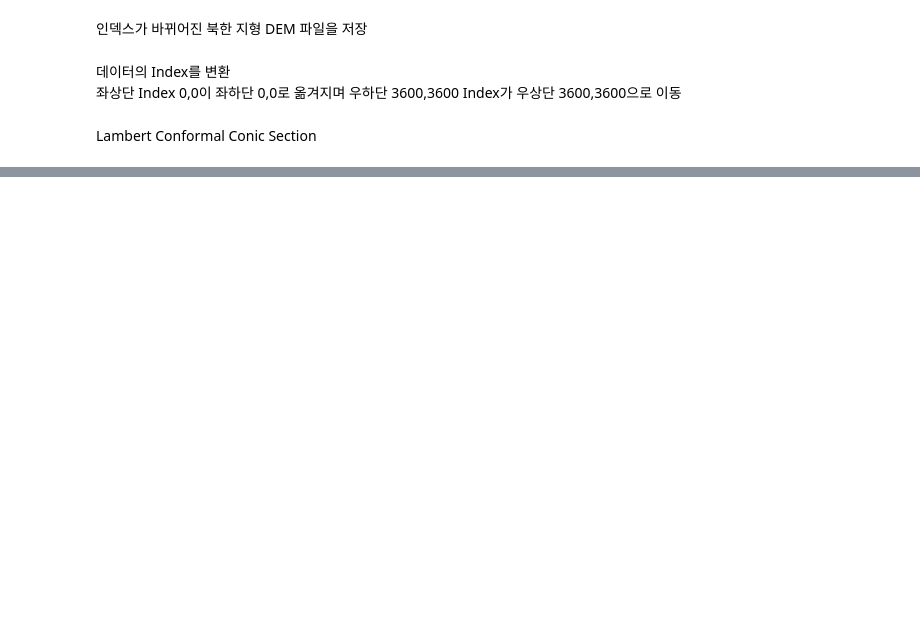
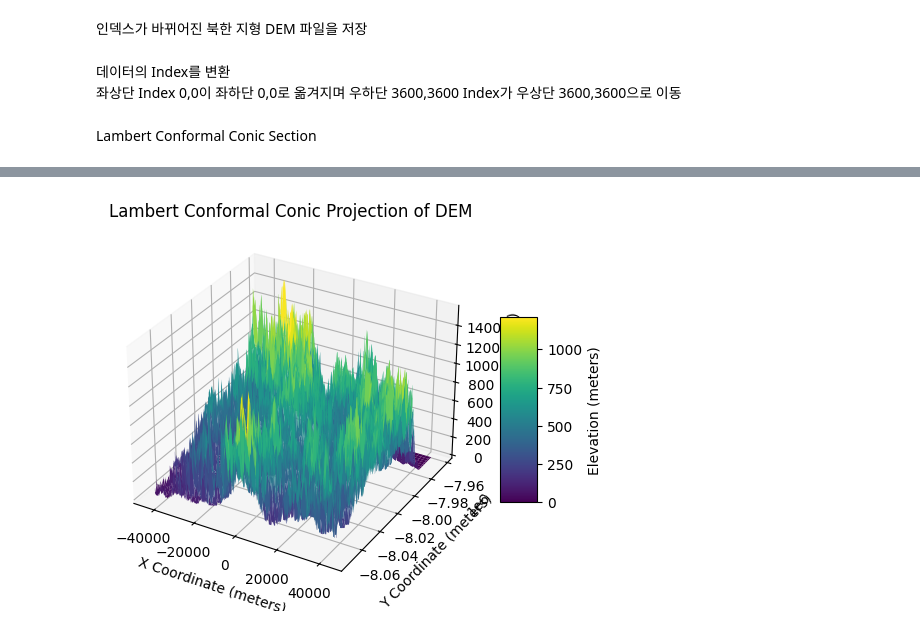
Before and after one commit to BrilliantCarrot/lwj_ws, a Jupyter notebook: VTD/DEM_Extraction.ipynb, the cells around one changed output, grey strips where cells are left out. Drawn from its saved outputs; the diff is of its cells as text; code cells hidden in the pictures; blank space fills up the shorter version.

Commit message:
LCC Projection added

```diff
--- a/VTD/DEM_Extraction.ipynb
+++ b/VTD/DEM_Extraction.ipynb
@@ -11,8 +12,8 @@ import math
 gdal.UseExceptions()
 
 # Load DEM data
-# dem_file = 'C:/Users/leeyj/Downloads/Test_DEM.tif'
-dem_file = "D:/OneDrive - 인하대학교/School/과제/[국방 수직이착륙기 특화연구센터(VTD-13)]/Test_DEM.tif"
+dem_file = 'C:/Users/leeyj/Downloads/Test_DEM.tif'
+# dem_file = "D:/OneDrive - 인하대학교/School/과제/[국방 수직이착륙기 특화연구센터(VTD-13)]/Test_DEM.tif"
 dataset = gdal.Open(dem_file)
 band = dataset.GetRasterBand(1)
 elevation = band.ReadAsArray()
@@ -310,9 +335,11 @@ Lambert Conformal Conic Section
 # %%
+# Performing projection to matrx_np
+# Ctrl + D: 마우스 포인터가 가리키는 변수부터 시작하여 동일 변수명 차례대로 복수 선택
 # Constants for the Lambert Conformal Conic Projection
 # These should be adjusted according to your specific needs or study area
-lat_1 = 33  # First standard parallel
-lat_2 = 45  # Second standard parallel
-lon_0 = -95  # Central meridian
+lat_1 = 38.33013888885115  # First standard parallel
+lat_2 = 38.67013888892669  # Second standard parallel
+lon_0 = 127.49986111111107  # Central meridian
 R = 6378137  # Radius of the Earth in meters (approximation)
 
 # Convert degrees to radians
@@ -351,6 +378,3 @@ def apply_projection(matrix_np):
             elev, lon, lat = matrix_np[y, x]
             transformed_matrix[y, x] = lambert_conformal_conic_transform(elev, lon, lat)
     return transformed_matrix
-
-# Assuming `matrix_np` is loaded with your DEM data
-# transformed_matrix_np = apply_projection(matrix_np)
@@ -356,0 +427,3 @@ def apply_projection(matrix_np):
+# %%
+# Assuming `matrix_np` is loaded with your DEM data
+LCC_matrix = apply_projection(matrix_np)
@@ -356,0 +450,28 @@ def apply_projection(matrix_np):
+# %%
+def plot_lcc_dem(LCC_matrix):
+    # Assuming LCC_matrix is structured with each element as (elevation, x, y)
+    # Extracting elevation, x, and y values
+    elevations = LCC_matrix[:, :, 0].astype(float)  # Convert to float if not already
+    xs = LCC_matrix[:, :, 1].astype(float)
+    ys = LCC_matrix[:, :, 2].astype(float)
+
+    # Create a 3D plot
+    fig, ax = plt.subplots(subplot_kw={"projection": "3d"})
+    # Create a surface plot using x, y, and elevation
+    surf = ax.plot_surface(xs, ys, elevations, cmap='viridis', edgecolor='none')
+
+    # Add a color bar which maps values to colors.
+    cbar = fig.colorbar(surf, ax=ax, shrink=0.5, aspect=5)
+    cbar.set_label('Elevation (meters)')
+
+    ax.set_xlabel('X Coordinate (meters)')
+    ax.set_ylabel('Y Coordinate (meters)')
+    ax.set_zlabel('Elevation (meters)')
+
+    plt.title('Lambert Conformal Conic Projection of DEM')
+    plt.show()
+# %%
+# Assuming `LCC_matrix` is your loaded DEM data after projection
+plot_lcc_dem(LCC_matrix)
+# %% [output]
+[figure, added]
```
Also changed, not shown: parts of 9 cells of this notebook.
